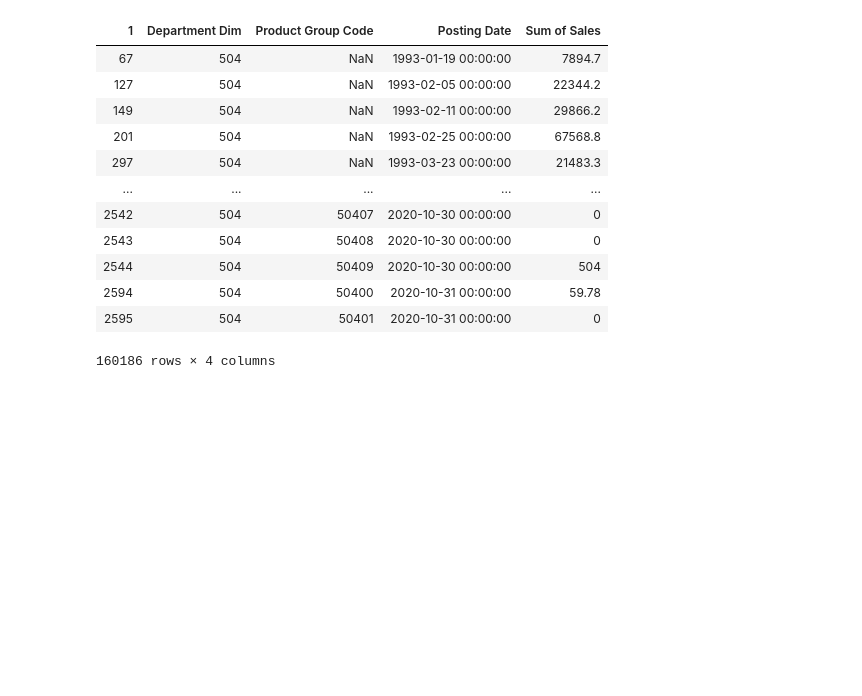
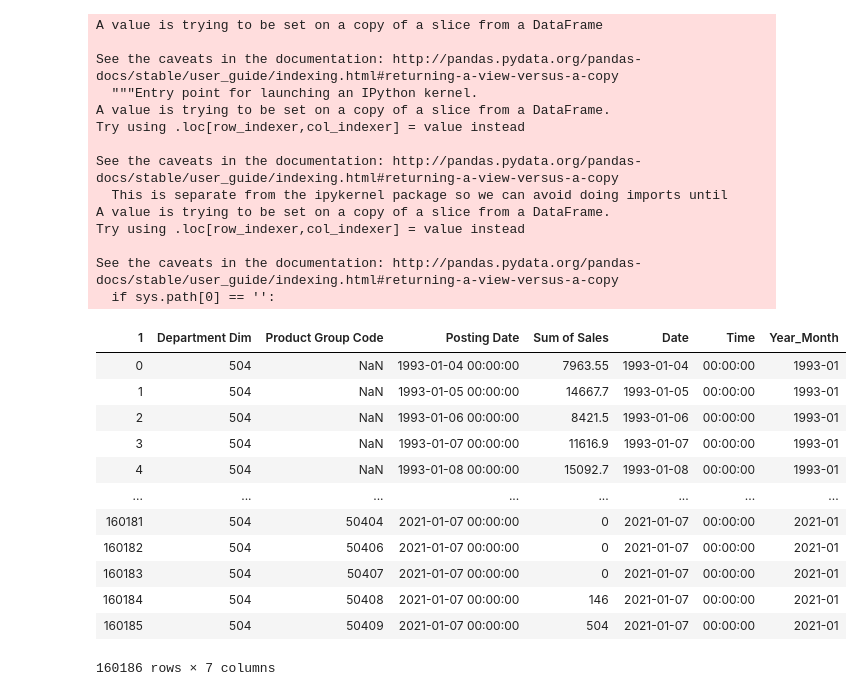
Before and after one commit to rnair7163/LabelMaster_Sales_Forecasting, a Jupyter notebook: data_prep.ipynb, the cells around one changed output. Drawn from its saved outputs; the diff is of its cells as text; code cells hidden in the pictures; blank space fills up the shorter version.

```diff
--- a/data_prep.ipynb
+++ b/data_prep.ipynb
@@ -192,17 +132,43 @@ books = main_data[main_data['Department Dim'] == '504']
-# %%
-books
-# %% [output]
-| 1 | Department Dim | Product Group Code | Posting Date | Sum of Sales |
-| 67 | 504 | NaN | 1993-01-19 00:00:00 | 7894.7 |
-| 127 | 504 | NaN | 1993-02-05 00:00:00 | 22344.2 |
-| 149 | 504 | NaN | 1993-02-11 00:00:00 | 29866.2 |
-| 201 | 504 | NaN | 1993-02-25 00:00:00 | 67568.8 |
-| 297 | 504 | NaN | 1993-03-23 00:00:00 | 21483.3 |
-| ... | ... | ... | ... | ... |
-| 2542 | 504 | 50407 | 2020-10-30 00:00:00 | 0 |
-| 2543 | 504 | 50408 | 2020-10-30 00:00:00 | 0 |
-| 2544 | 504 | 50409 | 2020-10-30 00:00:00 | 504 |
-| 2594 | 504 | 50400 | 2020-10-31 00:00:00 | 59.78 |
-| 2595 | 504 | 50401 | 2020-10-31 00:00:00 | 0 |
-160186 rows × 4 columns
+# %%
+books.sort_values(by='Posting Date', inplace=True) # sorting the data based on date
+books.reset_index(drop=True, inplace=True)
+books['Posting Date'] = [str(i) for i in books['Posting Date']]
+
+# We will be needing month and year for merging with the external data
+books[['Date', 'Time']] = books['Posting Date'].str.split(' ', expand=True)
+
+y_m = []
+for i in books['Date']:
+    y_m.append(''.join(re.findall('\d+-\d+', i)))
+
+books['Year_Month'] = pd.Series(y_m)
+books
+# %% [output]
+A value is trying to be set on a copy of a slice from a DataFrame
+
+See the caveats in the documentation: http://pandas.pydata.org/pandas-docs/stable/user_guide/indexing.html#returning-a-view-versus-a-copy
+  """Entry point for launching an IPython kernel.
+A value is trying to be set on a copy of a slice from a DataFrame.
+Try using .loc[row_indexer,col_indexer] = value instead
+
+See the caveats in the documentation: http://pandas.pydata.org/pandas-docs/stable/user_guide/indexing.html#returning-a-view-versus-a-copy
+  This is separate from the ipykernel package so we can avoid doing imports until
+A value is trying to be set on a copy of a slice from a DataFrame.
+Try using .loc[row_indexer,col_indexer] = value instead
+
+See the caveats in the documentation: http://pandas.pydata.org/pandas-docs/stable/user_guide/indexing.html#returning-a-view-versus-a-copy
+  if sys.path[0] == '':
+| 1 | Department Dim | Product Group Code | Posting Date | Sum of Sales | Date | Time | Year_Month |
+| 0 | 504 | NaN | 1993-01-04 00:00:00 | 7963.55 | 1993-01-04 | 00:00:00 | 1993-01 |
+| 1 | 504 | NaN | 1993-01-05 00:00:00 | 14667.7 | 1993-01-05 | 00:00:00 | 1993-01 |
+| 2 | 504 | NaN | 1993-01-06 00:00:00 | 8421.5 | 1993-01-06 | 00:00:00 | 1993-01 |
+| 3 | 504 | NaN | 1993-01-07 00:00:00 | 11616.9 | 1993-01-07 | 00:00:00 | 1993-01 |
+| 4 | 504 | NaN | 1993-01-08 00:00:00 | 15092.7 | 1993-01-08 | 00:00:00 | 1993-01 |
+| ... | ... | ... | ... | ... | ... | ... | ... |
+| 160181 | 504 | 50404 | 2021-01-07 00:00:00 | 0 | 2021-01-07 | 00:00:00 | 2021-01 |
+| 160182 | 504 | 50406 | 2021-01-07 00:00:00 | 0 | 2021-01-07 | 00:00:00 | 2021-01 |
+| 160183 | 504 | 50407 | 2021-01-07 00:00:00 | 0 | 2021-01-07 | 00:00:00 | 2021-01 |
+| 160184 | 504 | 50408 | 2021-01-07 00:00:00 | 146 | 2021-01-07 | 00:00:00 | 2021-01 |
+| 160185 | 504 | 50409 | 2021-01-07 00:00:00 | 504 | 2021-01-07 | 00:00:00 | 2021-01 |
+160186 rows × 7 columns
 # %%
```
Also changed, not shown: parts of 27 cells of this notebook.
